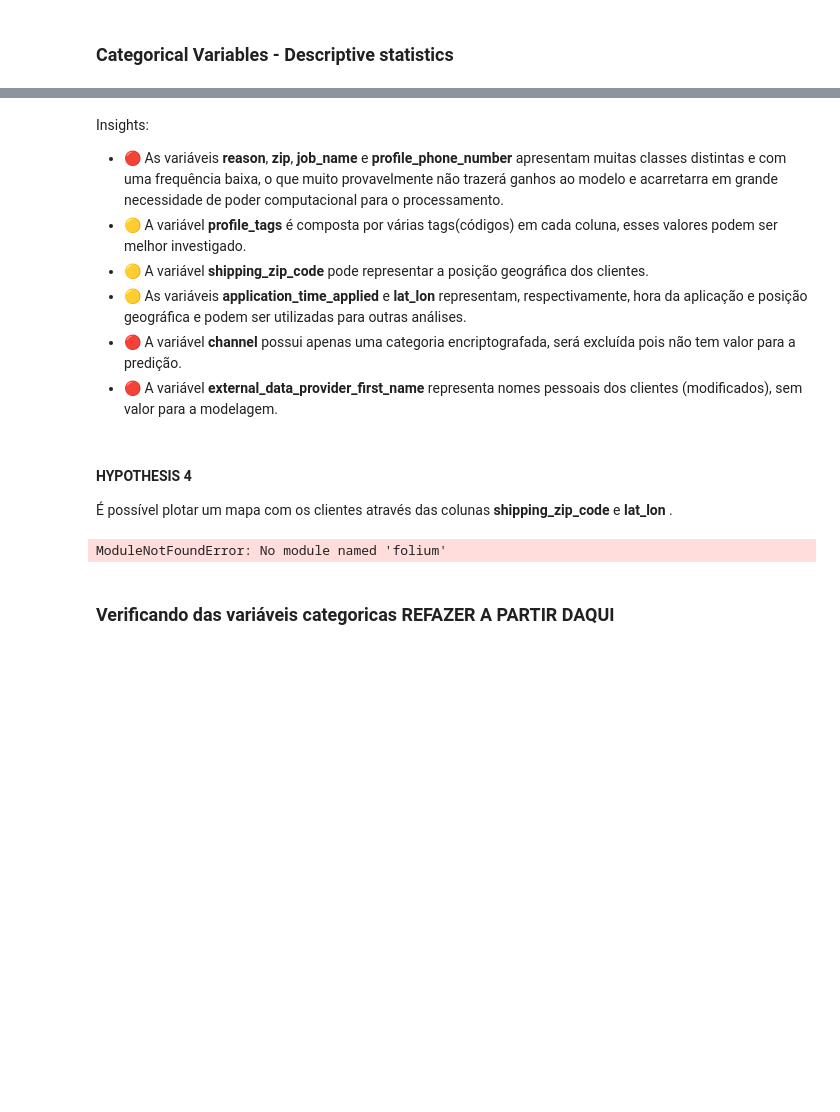
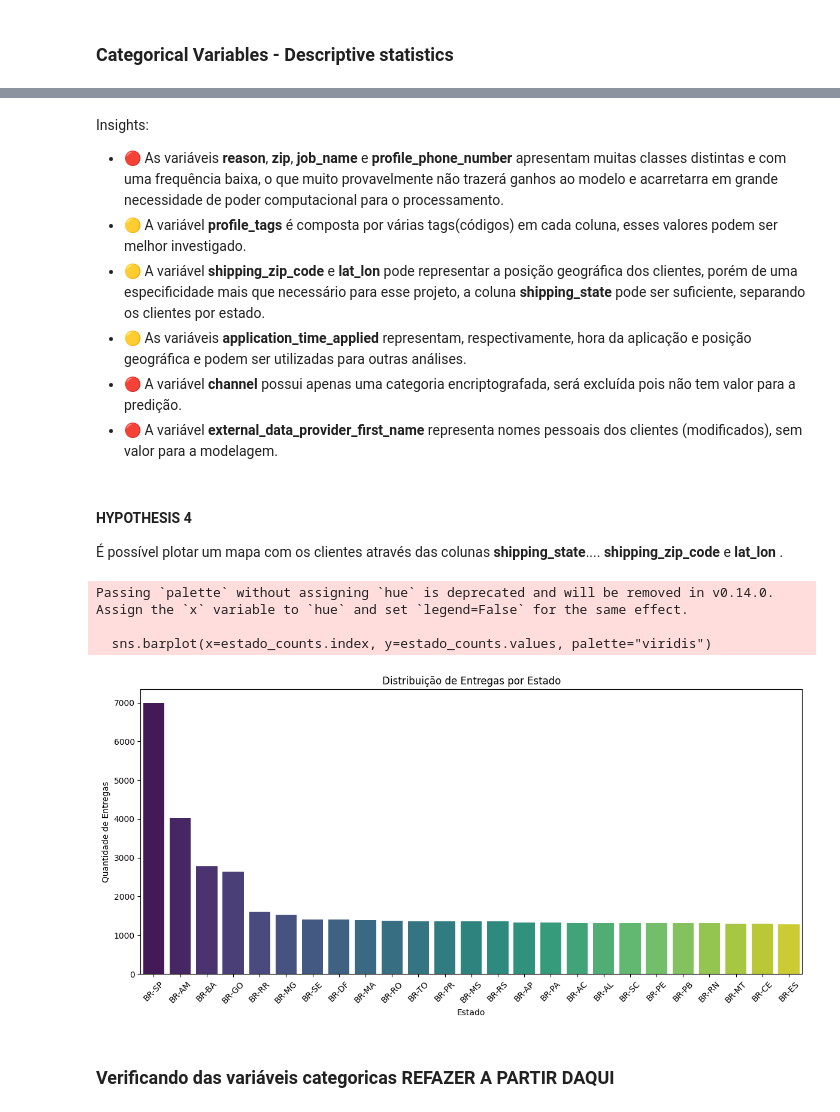
Before and after one commit to gabrielcapela/credit_risk, a Jupyter notebook: notebooks/credit_risk.ipynb, the cells around one changed output, grey strips where cells are left out. Saved outputs shown, nothing was run; the diff lists cells and outputs as text; code cells hidden in the pictures; blank space fills up the shorter version.

```diff
--- a/notebooks/credit_risk.ipynb
+++ b/notebooks/credit_risk.ipynb
@@ -620,34 +620,33 @@ Insights:
 
 - 🔴 As variáveis **reason**, **zip**, **job_name** e **profile_phone_number** apresentam muitas classes distintas e com uma frequência baixa, o que muito provavelmente não trazerá ganhos ao modelo e acarretarra em grande necessidade de poder computacional para o processamento.
 - 🟡 A variável **profile_tags** é composta por várias tags(códigos) em cada coluna, esses valores podem ser melhor investigado.
-- 🟡 A variável **shipping_zip_code** pode representar a posição geográfica dos clientes.
-- 🟡 As variáveis **application_time_applied** e **lat_lon** representam, respectivamente, hora da aplicação e posição geográfica e podem ser utilizadas para outras análises.
+- 🟡 A variável **shipping_zip_code** e **lat_lon** pode representar a posição geográfica dos clientes, porém de uma especificidade mais que necessário para esse projeto, a coluna **shipping_state** pode ser suficiente, separando os clientes por estado.
+- 🟡 As variáveis **application_time_applied** representam, respectivamente, hora da aplicação e posição geográfica e podem ser utilizadas para outras análises.
 - 🔴 A variável **channel** possui apenas uma categoria encriptografada, será excluída pois não tem valor para a predição.
 - 🔴 A variável **external_data_provider_first_name** representa nomes pessoais dos clientes (modificados), sem valor para a modelagem.
 # %% [markdown]
 #### HYPOTHESIS 4
 
-É possível plotar um mapa com os clientes através das colunas **shipping_zip_code** e **lat_lon** .
+É possível plotar um mapa com os clientes através das colunas **shipping_state**.... **shipping_zip_code** e **lat_lon** .
-# %%
-import pandas as pd
-import folium
-
-
-df_test = df_clean.copy()
-# Converte a string da coluna lat_lon para lista [lat, lon]
-df_test['lat', 'lon'] = df_test['lat_lon'].apply(lambda x: pd.Series(eval(x)))
-
-# Cria um mapa centralizado no Brasil
-mapa = folium.Map(location=[-15, -55], zoom_start=4)
-
-# Adiciona os pontos ao mapa
-for _, row in df.iterrows():
-    folium.Marker(
-        location=[row['lat'], row['lon']],
-        tooltip=f"CEP: {row['shipping_zip_code']}"
-    ).add_to(mapa)
-
-# Exibe o mapa (em Jupyter notebooks)
-mapa
-# %% [output]
-ModuleNotFoundError: No module named 'folium'
+# %%
+import matplotlib.pyplot as plt
+import seaborn as sns
+
+# Conta quantas entregas foram feitas por estado
+estado_counts = df['shipping_state'].value_counts().sort_values(ascending=False)
+
+# Plota o gráfico
+plt.figure(figsize=(12, 6))
+sns.barplot(x=estado_counts.index, y=estado_counts.values, palette="viridis")
+
+plt.title('Distribuição de Entregas por Estado')
+plt.xlabel('Estado')
+plt.ylabel('Quantidade de Entregas')
+plt.xticks(rotation=45)
+plt.tight_layout()
+plt.show()
+# %% [output]
+Passing `palette` without assigning `hue` is deprecated and will be removed in v0.14.0. Assign the `x` variable to `hue` and set `legend=False` for the same effect.
+
+  sns.barplot(x=estado_counts.index, y=estado_counts.values, palette="viridis")
+[figure, added]
```
Also changed, not shown: parts of 2 cells of this notebook.
